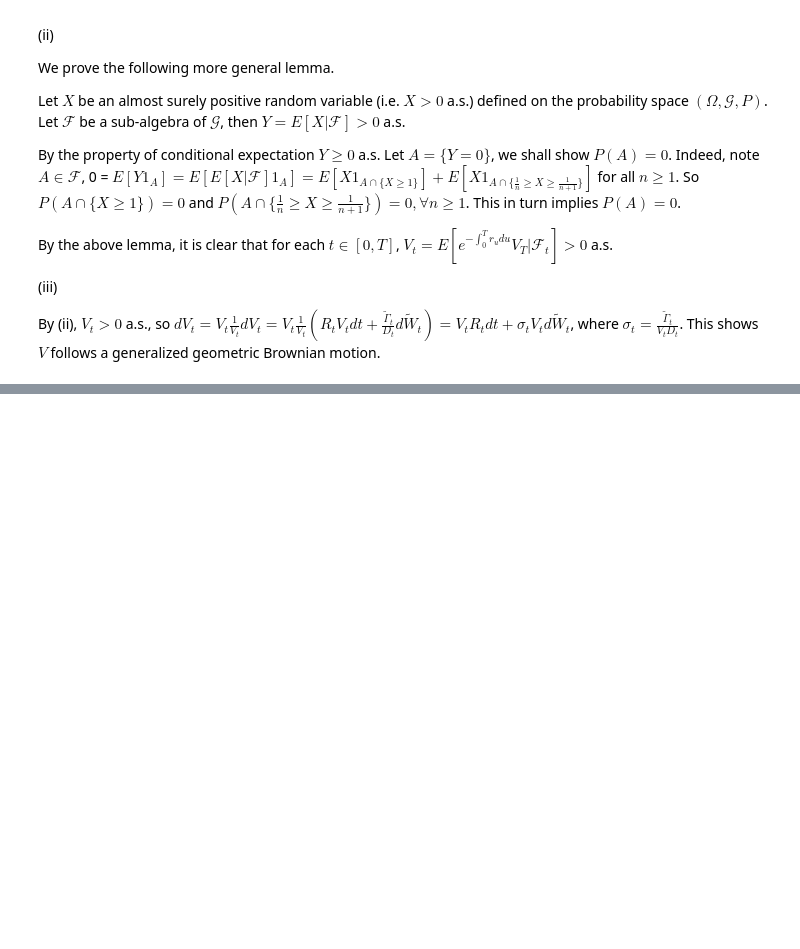
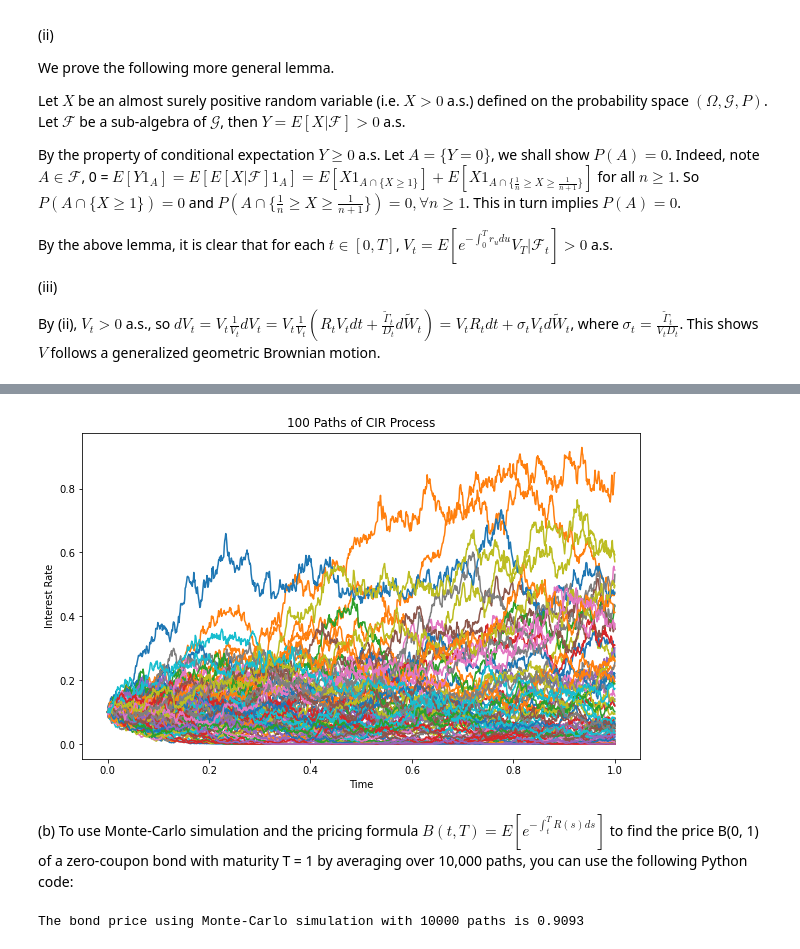
Before and after one commit to bradleyboyuyang/MTH9821-9831, a Jupyter notebook: MTH9831/hw6.ipynb, the cells around one changed output, grey strips where cells are left out. Saved outputs shown, nothing was run; the diff lists cells and outputs as text; code cells hidden in the pictures; blank space fills up the shorter version.

```diff
--- a/MTH9831/hw6.ipynb
+++ b/MTH9831/hw6.ipynb
@@ -67,0 +92,80 @@ By (ii), $V_t > 0$ a.s., so $dV_t = V_t\frac{1}{V_t}dV_t  = V_t \frac{1}{V_t}(R_
+# %%
+import numpy as np
+import matplotlib.pyplot as plt
+
+# Define the parameters of the CIR model
+a = 0.1 # rate of mean reversion
+b = 0.1 # mean of the interest rate
+sigma = 0.5 # standard deviation of the interest rate
+r0 = 0.1 # initial interest rate
+
+# Define the time grid
+T = 1 # maturity
+dt = 0.001 # time step
+N = int(T/dt) # number of steps
+t = np.linspace(0, T, N+1) # time grid
+
+# Define the function to simulate one path of the CIR process
+def simulate_cir_path(r0, a, b, sigma, dt, N):
+    r = np.zeros(N+1) # initialize the array to store the path
+    r[0] = r0 # set the initial value
+    for i in range(N): # loop over the time steps
+        dW = np.sqrt(dt) * np.random.randn() # generate a standard normal random variable
+        dr = a * (b - r[i]) * dt + sigma * np.sqrt(r[i]) * dW # calculate the change in r
+        r[i+1] = max(r[i] + dr, 0) # update r and ensure non-negativity
+    return r
+
+# Simulate and plot 100 paths of the CIR process
+plt.figure(figsize=(10,6)) # create a figure with a given size
+for i in range(100): # loop over the number of paths
+    r = simulate_cir_path(r0, a, b, sigma, dt, N) # simulate one path of r
+    plt.plot(t, r) # plot the path
+plt.xlabel('Time') # label the x-axis
+plt.ylabel('Interest Rate') # label the y-axis
+plt.title('100 Paths of CIR Process') # add a title
+plt.show() # show the figure
+# %% [output]
+[figure, added]
+# %% [markdown]
+
+(b) To use Monte-Carlo simulation and the pricing formula $B(t,T) = E[e^{-\int_{t}^T R(s)ds}]$ to find the price B(0, 1) of a zero-coupon bond with maturity T = 1 by averaging over 10,000 paths, you can use the following Python code:
+# %%
+
+import numpy as np
+
+# Define the parameters of the CIR model
+a = 0.1 # rate of mean reversion
+b = 0.1 # mean of the interest rate
+sigma = 0.5 # standard deviation of the interest rate
+r0 = 0.1 # initial interest rate
+
+# Define the time grid
+T = 1 # maturity
+dt = 0.001 # time step
+N = int(T/dt) # number of steps
+
+# Define the function to simulate one path of the CIR process (same as above)
+def simulate_cir_path(r0, a, b, sigma, dt, N):
+    r = np.zeros(N+1) # initialize the array to store the path
+    r[0] = r0 # set the initial value
+    for i in range(N): # loop over the time steps
+        dW = np.sqrt(dt) * np.random.randn() # generate a standard normal random variable
+        dr = a * (b - r[i]) * dt + sigma * np.sqrt(r[i]) * dW # calculate the change in r
+        r[i+1] = max(r[i] + dr, 0) # update r and ensure non-negativity
+    return r
+
+# Define the function to calculate the price of a zero-coupon bond using Monte-Carlo simulation
+def bond_price_mc(r0, a, b, sigma, dt, N, M):
+    B = np.zeros(M) # initialize the array to store the bond prices for each path
+    for i in range(M): # loop over the number of paths
+        r = simulate_cir_path(r0, a, b, sigma, dt, N) # simulate one path of r
+        R = np.sum(r[:-1]) * dt # calculate the integral of r over [0,T)
+        B[i] = np.exp(-R) # calculate the bond price using the formula B(0,T) = E[e^(-R)]
+    return np.mean(B) # return the average bond price over M paths
+
+# Calculate the bond price using Monte-Carlo simulation with 10,000 paths
+M = 10000 # number of paths
+B_mc = bond_price_mc(r0, a, b, sigma, dt, N, M) # bond price using Monte-Carlo simulation
+print(f'The bond price using Monte-Carlo simulation with {M} paths is {B_mc:.4f}')
+# %% [output]
+The bond price using Monte-Carlo simulation with 10000 paths is 0.9093
```
Also changed, not shown: parts of 4 cells of this notebook, 1 other file.
